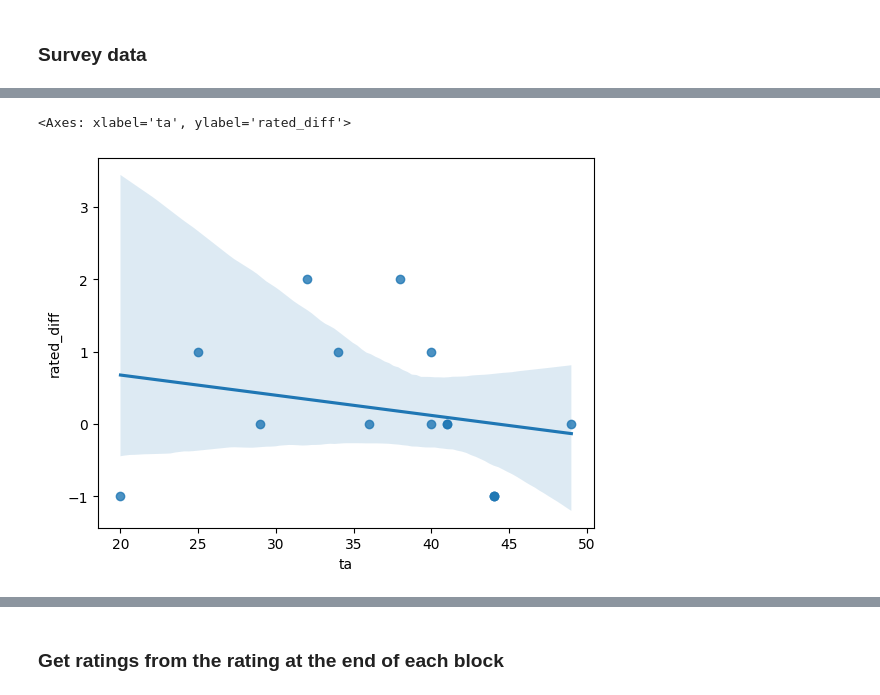
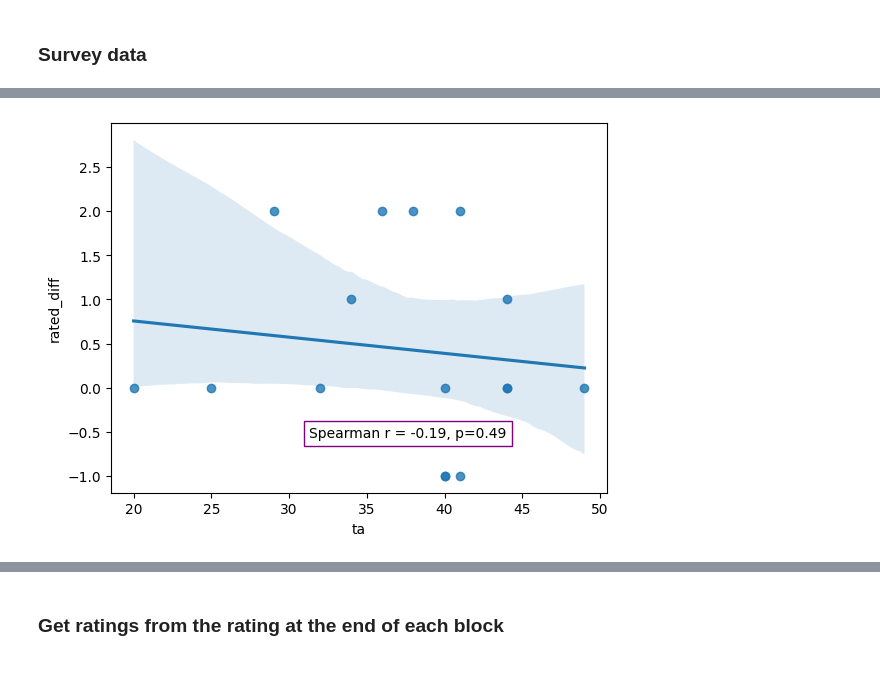
Before and after one commit to ozika/tasks-for-grants, a Jupyter notebook: contextual-inference/analysis/overview_analyses.ipynb, the cells around one changed output, grey strips where cells are left out. Cells and saved outputs as stored; diff of their text form; code cells hidden in the pictures.

```diff
--- a/contextual-inference/analysis/overview_analyses.ipynb
+++ b/contextual-inference/analysis/overview_analyses.ipynb
@@ -517,0 +630,6 @@ sns.regplot(data=fidf.loc[fidf["tc"]=="m1",], x="ta", y="ctxt_diff")
+# %%
+fidf_m2 = fidf.loc[fidf["tc"]=="m2",].dropna()
+
+
+
+fidf_m2.corr(method="spearman")
@@ -518,5 +668,5 @@ sns.regplot(data=fidf.loc[fidf["tc"]=="m1",], x="ta", y="ctxt_diff")
 # %%
-sns.regplot(data=fidf.loc[fidf["tc"]=="m1",], x="ta", y="rated_diff")
+sns.regplot(data=fidf_m2, x="ta", y="rated_diff")
+corrfunc(fidf_m2["ta"], fidf_m2["rated_diff"], tests=["spearman"])
 # %% [output]
-<Axes: xlabel='ta', ylabel='rated_diff'>
-[figure, old version]
+[figure, new version]
```
Also changed, not shown: parts of 45 cells of this notebook, 48 other files.
